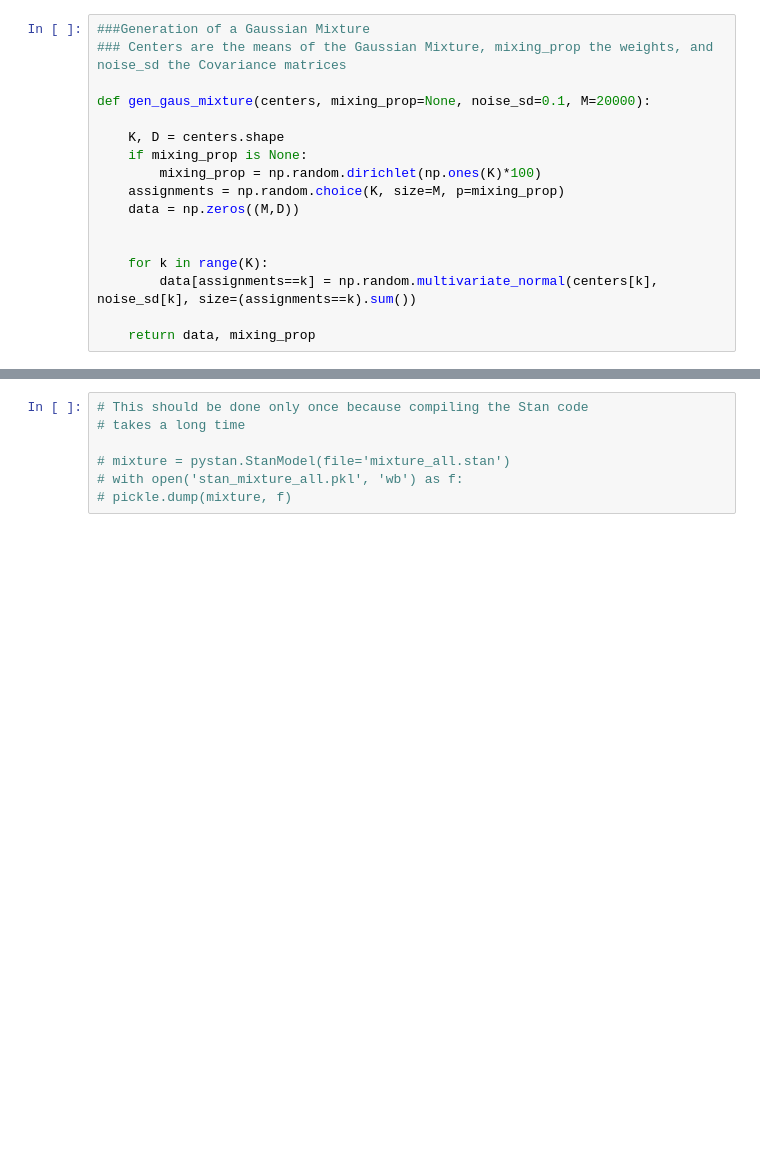
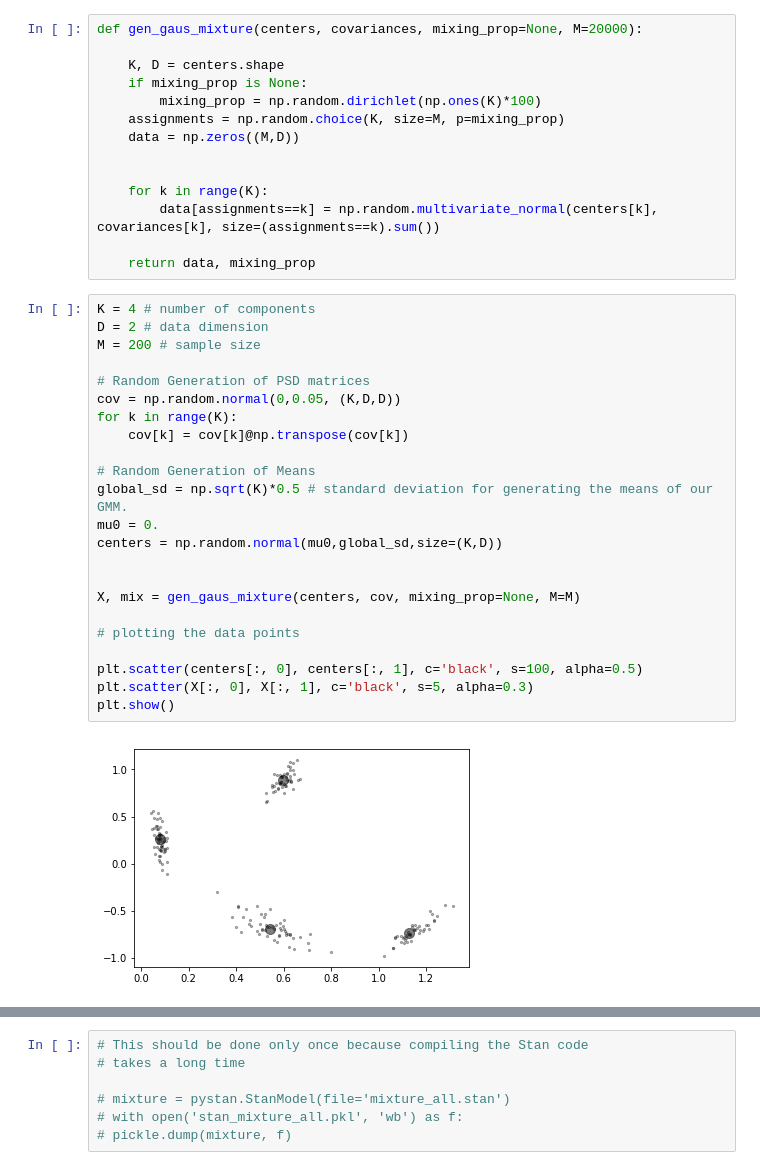
Before and after one commit to pierremon/label-switching, a Jupyter notebook: HMC-SGD.ipynb, the cells around one changed output, grey strips where cells are left out. Cells and saved outputs as stored; diff of their text form; blank space fills up the shorter version.

```diff
--- a/HMC-SGD.ipynb
+++ b/HMC-SGD.ipynb
@@ -23,8 +35,5 @@ We need to implement an efficient sampler. We therefore use an Hamiltonian Monte
 # %%
-###Generation of a Gaussian Mixture
-### Centers are the means of the Gaussian Mixture, mixing_prop the weights, and noise_sd the Covariance matrices
-
-def gen_gaus_mixture(centers, mixing_prop=None, noise_sd=0.1, M=20000):
+def gen_gaus_mixture(centers, covariances, mixing_prop=None, M=20000):
 
     K, D = centers.shape
     if mixing_prop is None:
@@ -34,6 +43,31 @@ def gen_gaus_mixture(centers, mixing_prop=None, noise_sd=0.1, M=20000):
 
 
     for k in range(K):
-        data[assignments==k] = np.random.multivariate_normal(centers[k], noise_sd[k], size=(assignments==k).sum())
+        data[assignments==k] = np.random.multivariate_normal(centers[k], covariances[k], size=(assignments==k).sum())
 
     return data, mixing_prop
+# %%
+K = 4 # number of components
+D = 2 # data dimension
+M = 200 # sample size
+
+# Random Generation of PSD matrices
+cov = np.random.normal(0,0.05, (K,D,D))
+for k in range(K):
+    cov[k] = cov[k]@np.transpose(cov[k])
+
+# Random Generation of Means
+global_sd = np.sqrt(K)*0.5 # standard deviation for generating the means of our GMM.
+mu0 = 0.
+centers = np.random.normal(mu0,global_sd,size=(K,D))
+
+
+X, mix = gen_gaus_mixture(centers, cov, mixing_prop=None, M=M)
+
+# plotting the data points
+
+plt.scatter(centers[:, 0], centers[:, 1], c='black', s=100, alpha=0.5)
+plt.scatter(X[:, 0], X[:, 1], c='black', s=5, alpha=0.3)
+plt.show()
+# %% [output]
+[figure, added]
```
Also changed, not shown: parts of 15 cells of this notebook, 1 other file.
